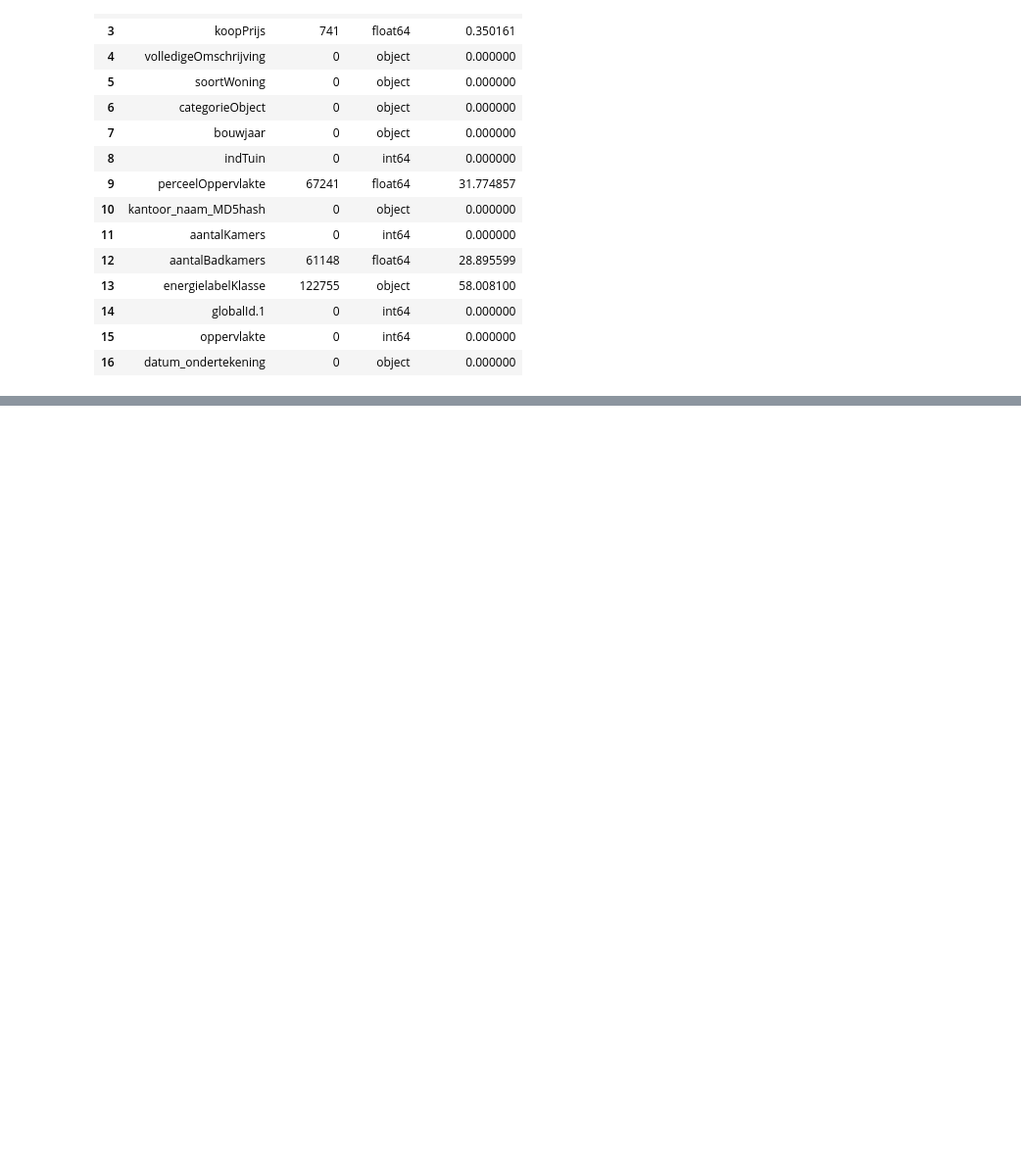
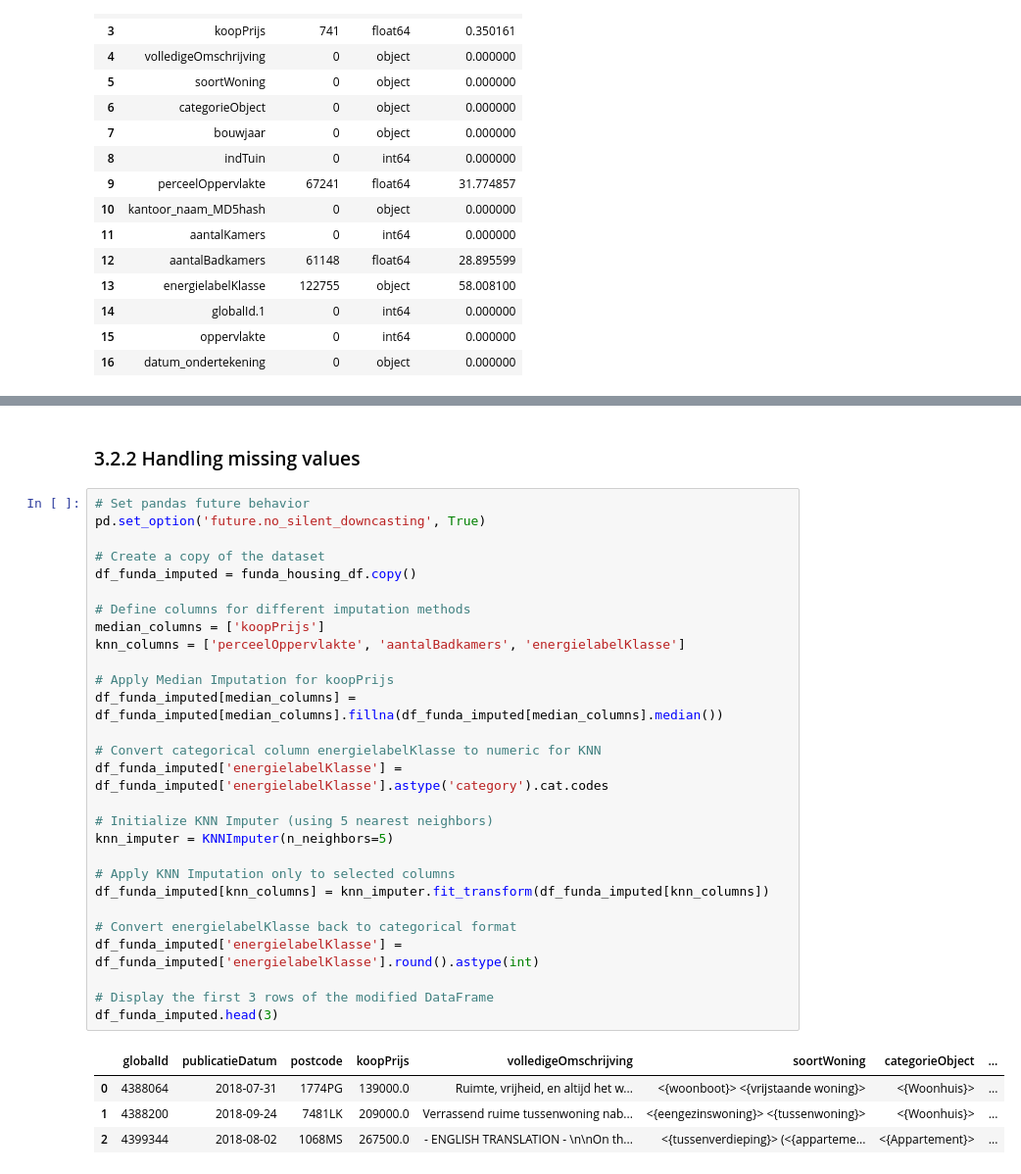
Before and after one commit to Josey-mc2/House-pricing-analysis, a Jupyter notebook: funda_analysis_ai_resit.ipynb, the cells around one changed output, grey strips where cells are left out. Shown: that part at 98% size. Drawn from its saved outputs; the diff is of its cells as text; blank space fills up the shorter version.

```diff
--- a/funda_analysis_ai_resit.ipynb
+++ b/funda_analysis_ai_resit.ipynb
@@ -206,3 +206,38 @@ Similarly, energielabelKlasse has 58% missing values, making inference challengi
 | **perceelOppervlakte** | **31.77%** | **KNN imputation method** |
 | **aantalBadkamers** | **28.90%** | **KNN imputation method** |
 | **energielabelKlasse** | **58.00%** | **KNN imputation method** |
+# %% [markdown]
+### 3.2.2 Handling missing values
+# %%
+# Set pandas future behavior
+pd.set_option('future.no_silent_downcasting', True)
+
+# Create a copy of the dataset
+df_funda_imputed = funda_housing_df.copy()
+
+# Define columns for different imputation methods
+median_columns = ['koopPrijs']
+knn_columns = ['perceelOppervlakte', 'aantalBadkamers', 'energielabelKlasse']
+
+# Apply Median Imputation for koopPrijs
+df_funda_imputed[median_columns] = df_funda_imputed[median_columns].fillna(df_funda_imputed[median_columns].median())
+
+# Convert categorical column energielabelKlasse to numeric for KNN
+df_funda_imputed['energielabelKlasse'] = df_funda_imputed['energielabelKlasse'].astype('category').cat.codes
+
+# Initialize KNN Imputer (using 5 nearest neighbors)
+knn_imputer = KNNImputer(n_neighbors=5)
+
+# Apply KNN Imputation only to selected columns
+df_funda_imputed[knn_columns] = knn_imputer.fit_transform(df_funda_imputed[knn_columns])
+
+# Convert energielabelKlasse back to categorical format
+df_funda_imputed['energielabelKlasse'] = df_funda_imputed['energielabelKlasse'].round().astype(int)
+
+# Display the first 3 rows of the modified DataFrame
+df_funda_imputed.head(3)
+# %% [output]
+|  | globalId | publicatieDatum | postcode | koopPrijs | volledigeOmschrijving | soortWoning | categorieObject | ... |
+| 0 | 4388064 | 2018-07-31 | 1774PG | 139000.0 | Ruimte, vrijheid, en altijd het w... | <{woonboot}> <{vrijstaande woning}> | <{Woonhuis}> | ... |
+| 1 | 4388200 | 2018-09-24 | 7481LK | 209000.0 | Verrassend ruime tussenwoning nab... | <{eengezinswoning}> <{tussenwoning}> | <{Woonhuis}> | ... |
+| 2 | 4399344 | 2018-08-02 | 1068MS | 267500.0 | - ENGLISH TRANSLATION - \n\nOn th... | <{tussenverdieping}> (<{apparteme... | <{Appartement}> | ... |
```
Also changed, not shown: parts of 3 cells of this notebook.
